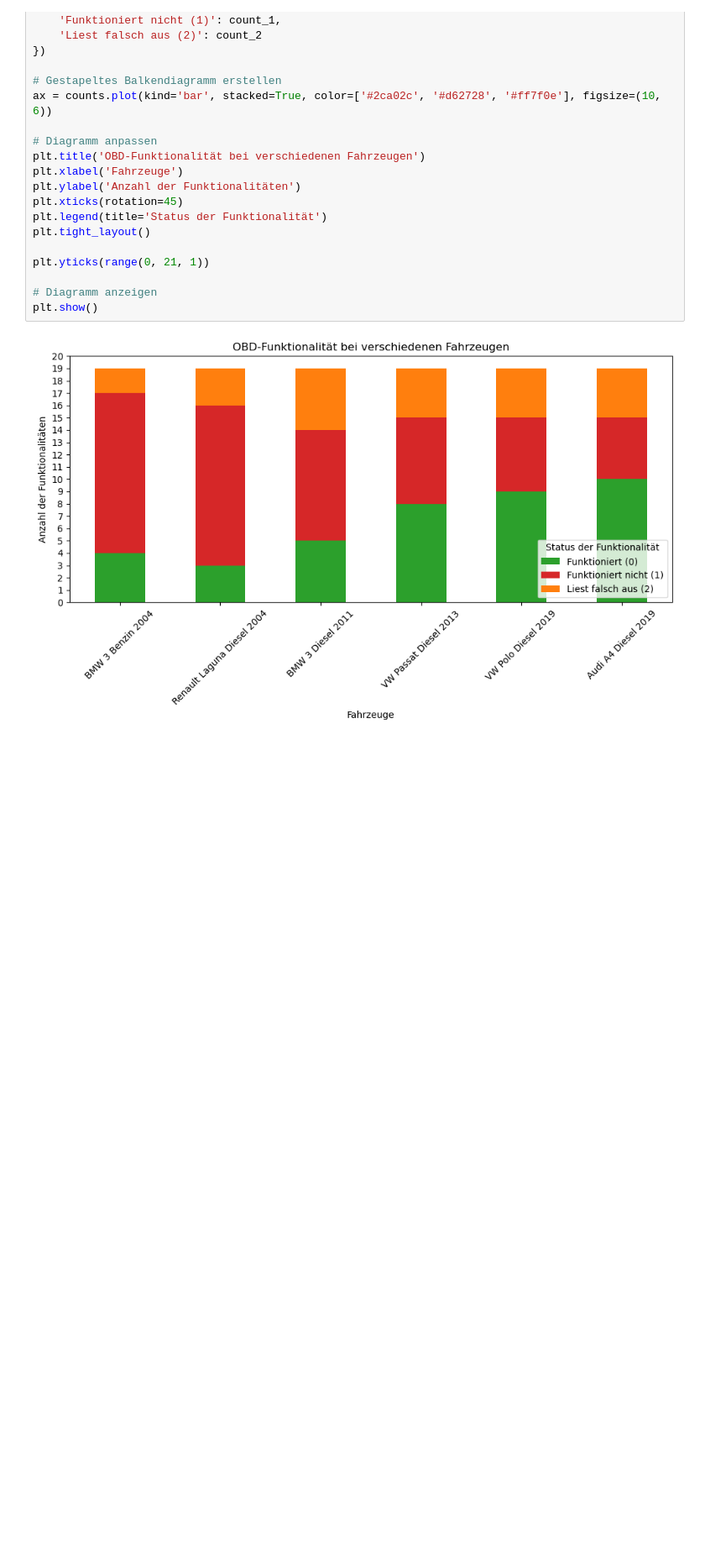
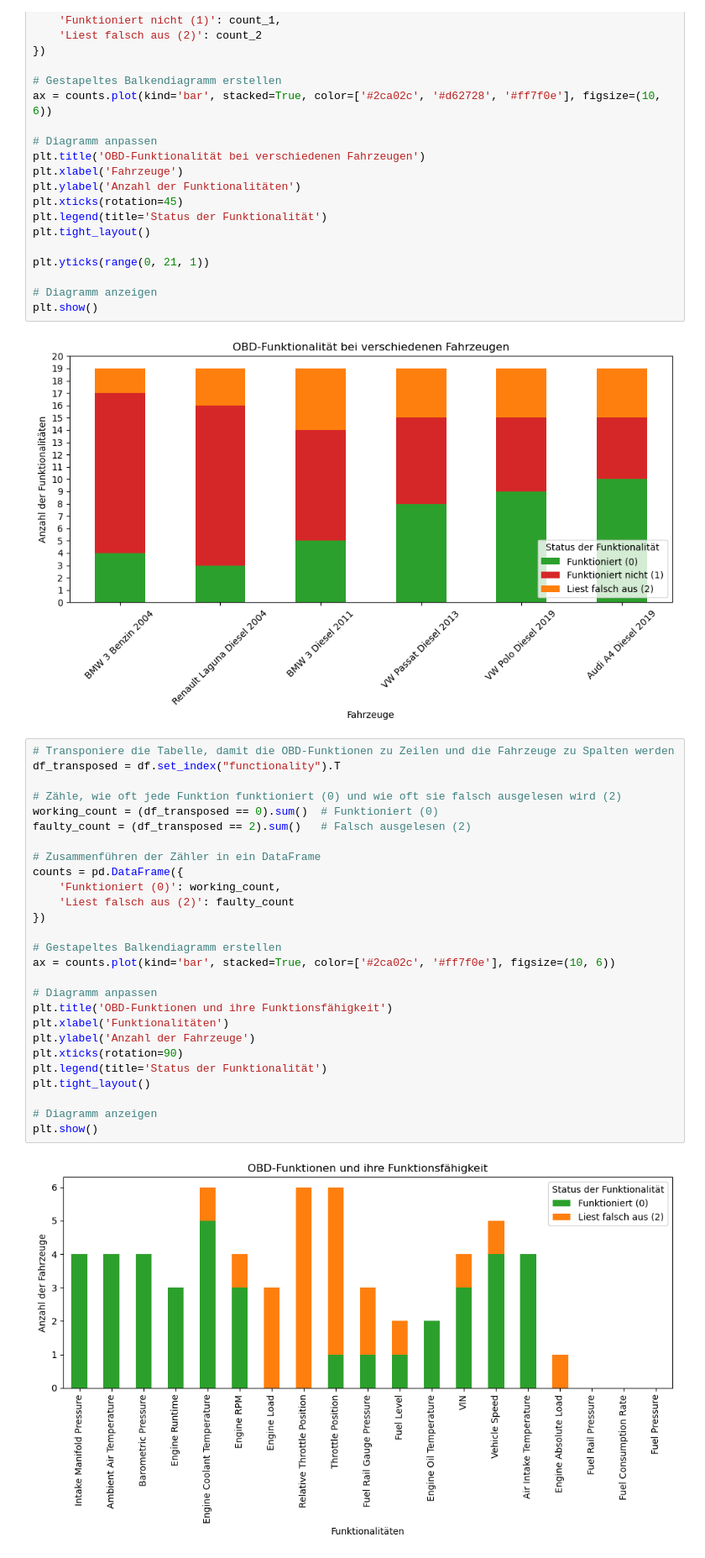
Before and after one commit to 2324-4bhif-syp/2324-4bhif-syp-project-ecopoints, a Jupyter notebook: notebook/CarObdFunctionality/CarOBD.ipynb, the cells around one changed output. Shown at 84% size. Saved outputs shown, nothing was run; the diff lists cells and outputs as text; blank space fills up the shorter version.

Commit message:
feat: obd functionality and how many of them work

```diff
--- a/notebook/CarObdFunctionality/CarOBD.ipynb
+++ b/notebook/CarObdFunctionality/CarOBD.ipynb
@@ -37,3 +37,32 @@ plt.yticks(range(0, 21, 1))
 plt.show()
 # %% [output]
 [figure]
+# %%
+# Transponiere die Tabelle, damit die OBD-Funktionen zu Zeilen und die Fahrzeuge zu Spalten werden
+df_transposed = df.set_index("functionality").T
+
+# Zähle, wie oft jede Funktion funktioniert (0) und wie oft sie falsch ausgelesen wird (2)
+working_count = (df_transposed == 0).sum()  # Funktioniert (0)
+faulty_count = (df_transposed == 2).sum()   # Falsch ausgelesen (2)
+
+# Zusammenführen der Zähler in ein DataFrame
+counts = pd.DataFrame({
+    'Funktioniert (0)': working_count,
+    'Liest falsch aus (2)': faulty_count
+})
+
+# Gestapeltes Balkendiagramm erstellen
+ax = counts.plot(kind='bar', stacked=True, color=['#2ca02c', '#ff7f0e'], figsize=(10, 6))
+
+# Diagramm anpassen
+plt.title('OBD-Funktionen und ihre Funktionsfähigkeit')
+plt.xlabel('Funktionalitäten')
+plt.ylabel('Anzahl der Fahrzeuge')
+plt.xticks(rotation=90)
+plt.legend(title='Status der Funktionalität')
+plt.tight_layout()
+
+# Diagramm anzeigen
+plt.show()
+# %% [output]
+[figure, added]
```
